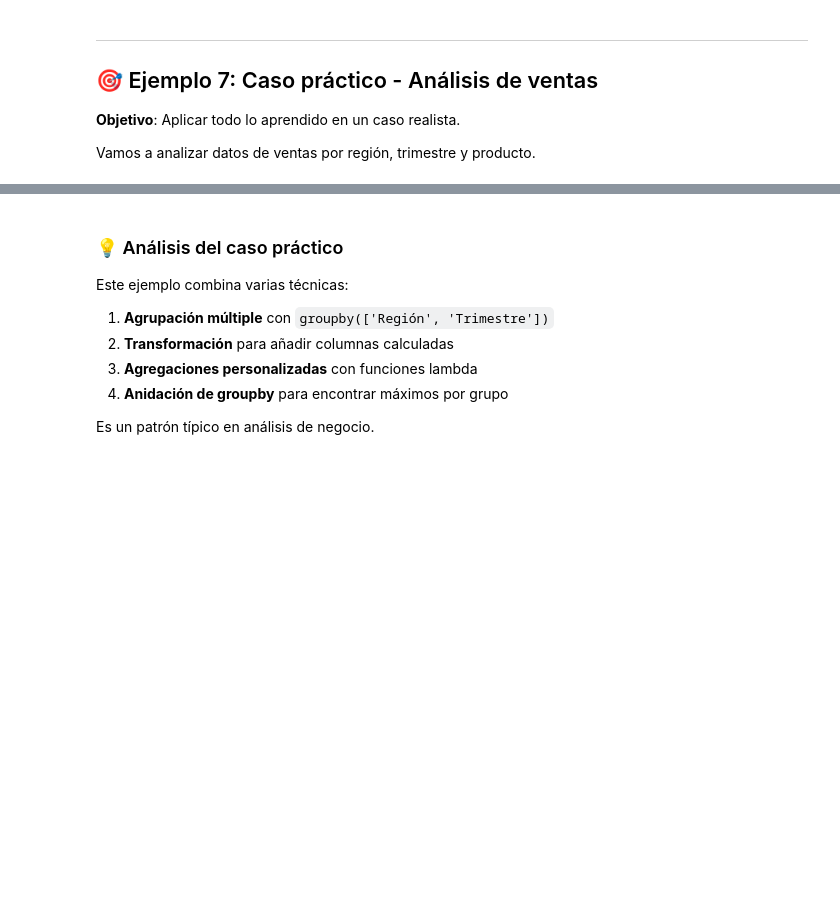
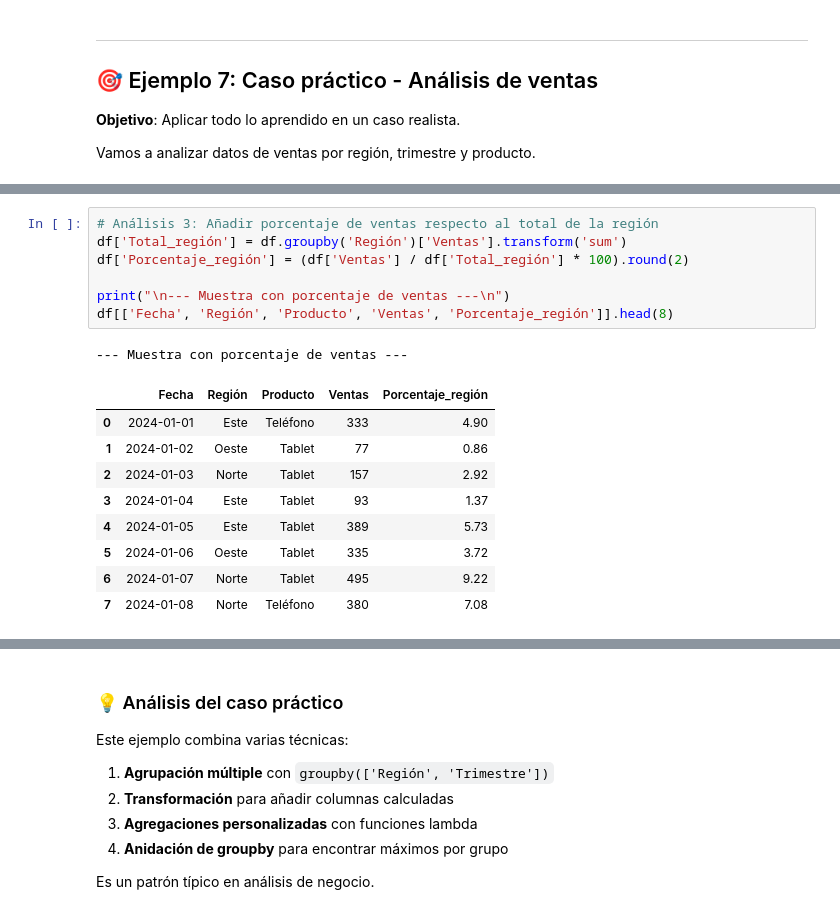
Before and after one commit to financieras/big_data, a Jupyter notebook: python/groupby.ipynb, the cells around one changed output, grey strips where cells are left out. Cells and saved outputs as stored; diff of their text form; blank space fills up the shorter version.

```diff
--- a/python/groupby.ipynb
+++ b/python/groupby.ipynb
@@ -543,0 +553,18 @@ Sur              Teléfono
+# %%
+# Análisis 3: Añadir porcentaje de ventas respecto al total de la región
+df['Total_región'] = df.groupby('Región')['Ventas'].transform('sum')
+df['Porcentaje_región'] = (df['Ventas'] / df['Total_región'] * 100).round(2)
+
+print("\n--- Muestra con porcentaje de ventas ---\n")
+df[['Fecha', 'Región', 'Producto', 'Ventas', 'Porcentaje_región']].head(8)
+# %% [output]
+--- Muestra con porcentaje de ventas ---
+|  | Fecha | Región | Producto | Ventas | Porcentaje_región |
+| 0 | 2024-01-01 | Este | Teléfono | 333 | 4.90 |
+| 1 | 2024-01-02 | Oeste | Tablet | 77 | 0.86 |
+| 2 | 2024-01-03 | Norte | Tablet | 157 | 2.92 |
+| 3 | 2024-01-04 | Este | Tablet | 93 | 1.37 |
+| 4 | 2024-01-05 | Este | Tablet | 389 | 5.73 |
+| 5 | 2024-01-06 | Oeste | Tablet | 335 | 3.72 |
+| 6 | 2024-01-07 | Norte | Tablet | 495 | 9.22 |
+| 7 | 2024-01-08 | Norte | Teléfono | 380 | 7.08 |
```
Also changed, not shown: parts of 40 cells of this notebook.
